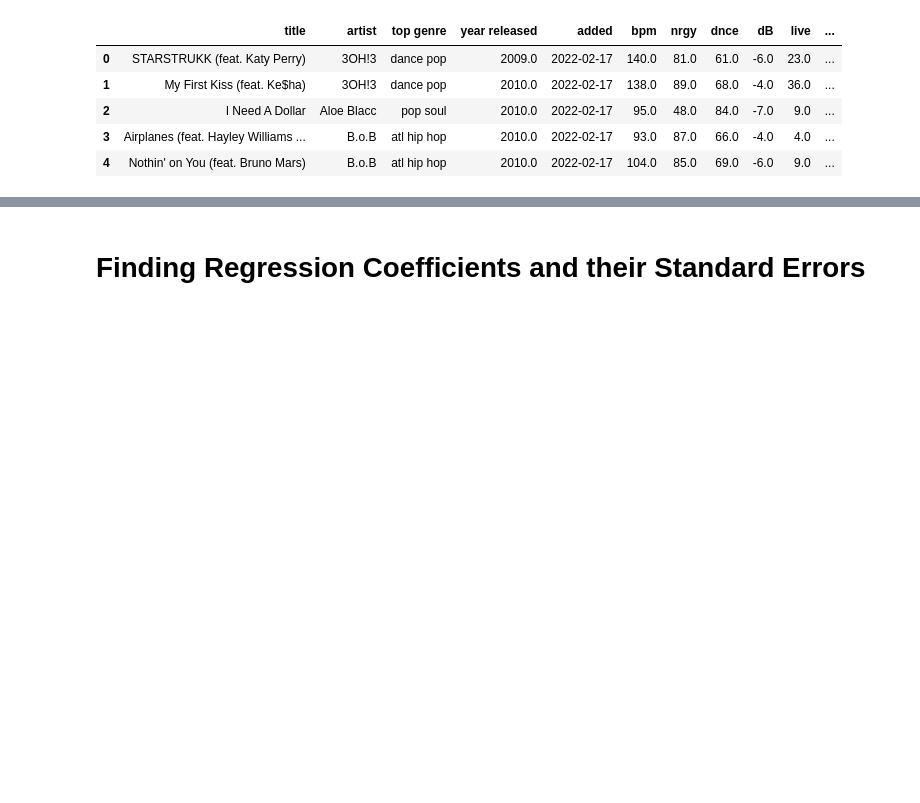
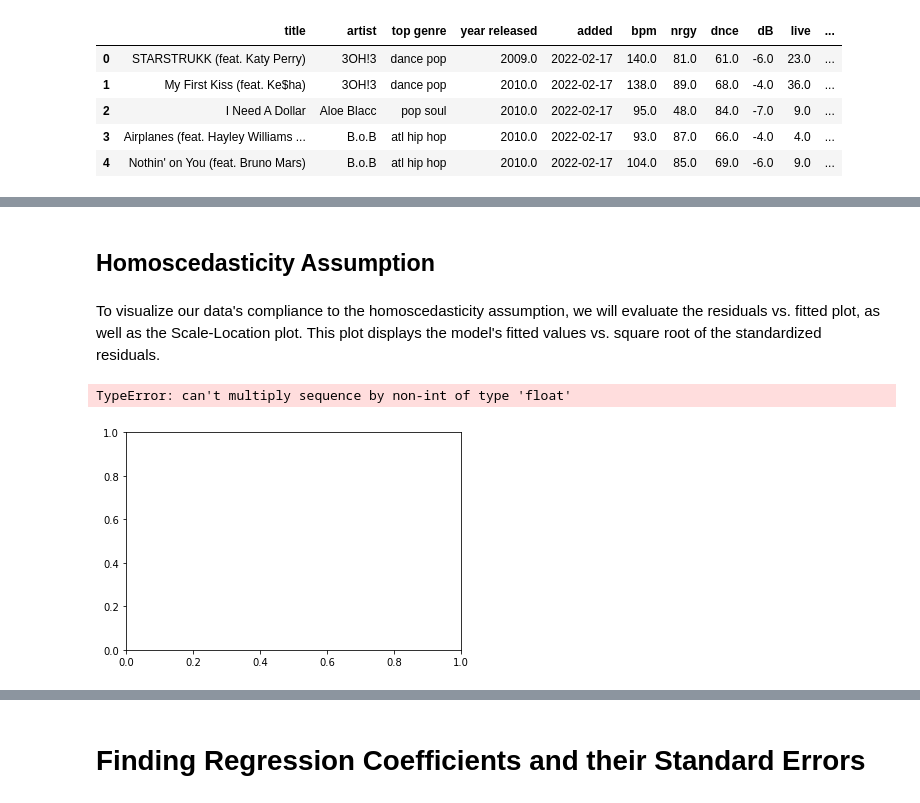
Before and after one commit to ojyoon23/STA141C, a Jupyter notebook: fin-proj-reg-coeff2.ipynb, the cells around one changed output, grey strips where cells are left out. Drawn from its saved outputs; the diff is of its cells as text; code cells hidden in the pictures; blank space fills up the shorter version.

```diff
--- a/fin-proj-reg-coeff2.ipynb
+++ b/fin-proj-reg-coeff2.ipynb
@@ -94,0 +171,39 @@ A.head(5)
+# %% [markdown]
+   ## Homoscedasticity Assumption
+# %% [markdown]
+To visualize our data's compliance to the homoscedasticity assumption, we will evaluate the residuals vs. fitted plot, as well as the Scale-Location plot. This plot displays the model's fitted values vs. square root of the standardized residuals.
+# %%
+# Reference: https://robert-alvarez.github.io/2018-06-04-diagnostic_plots/
+
+# fitted values
+model_fitted_y = model2.fittedvalues
+# residuals
+model_residuals = model2.resid
+# normalized residuals
+model_norm_residuals = model2.get_influence().resid_studentized_internal
+# absolute squared normalized residuals
+model_norm_residuals_abs_sqrt = np.sqrt(np.abs(model_norm_residuals))
+# absolute residuals
+model_abs_resid = np.abs(model_residuals)
+# leverage, from statsmodels internals
+model_leverage = model2.get_influence().hat_matrix_diag
+# cook's distance, from statsmodels internals
+model_cooks = model2.get_influence().cooks_distance[0]
+
+# plot details and formatting
+plot_lm_1 = plt.figure()
+plot_lm_1.axes[0] = sns.residplot(
+    model_fitted_y,
+    df.columns[16],
+    data=df,
+    lowess=True,
+    scatter_kws={"alpha": 0.5},
+    line_kws={"color": "red", "lw": 1, "alpha": 0.8},
+)
+
+plot_lm_1.axes[0].set_title("Residuals vs Fitted")
+plot_lm_1.axes[0].set_xlabel("Fitted values")
+plot_lm_1.axes[0].set_ylabel("Residuals")
+# %% [output]
+TypeError: can't multiply sequence by non-int of type 'float'
+[figure, added]
```
Also changed, not shown: parts of 75 cells of this notebook.
